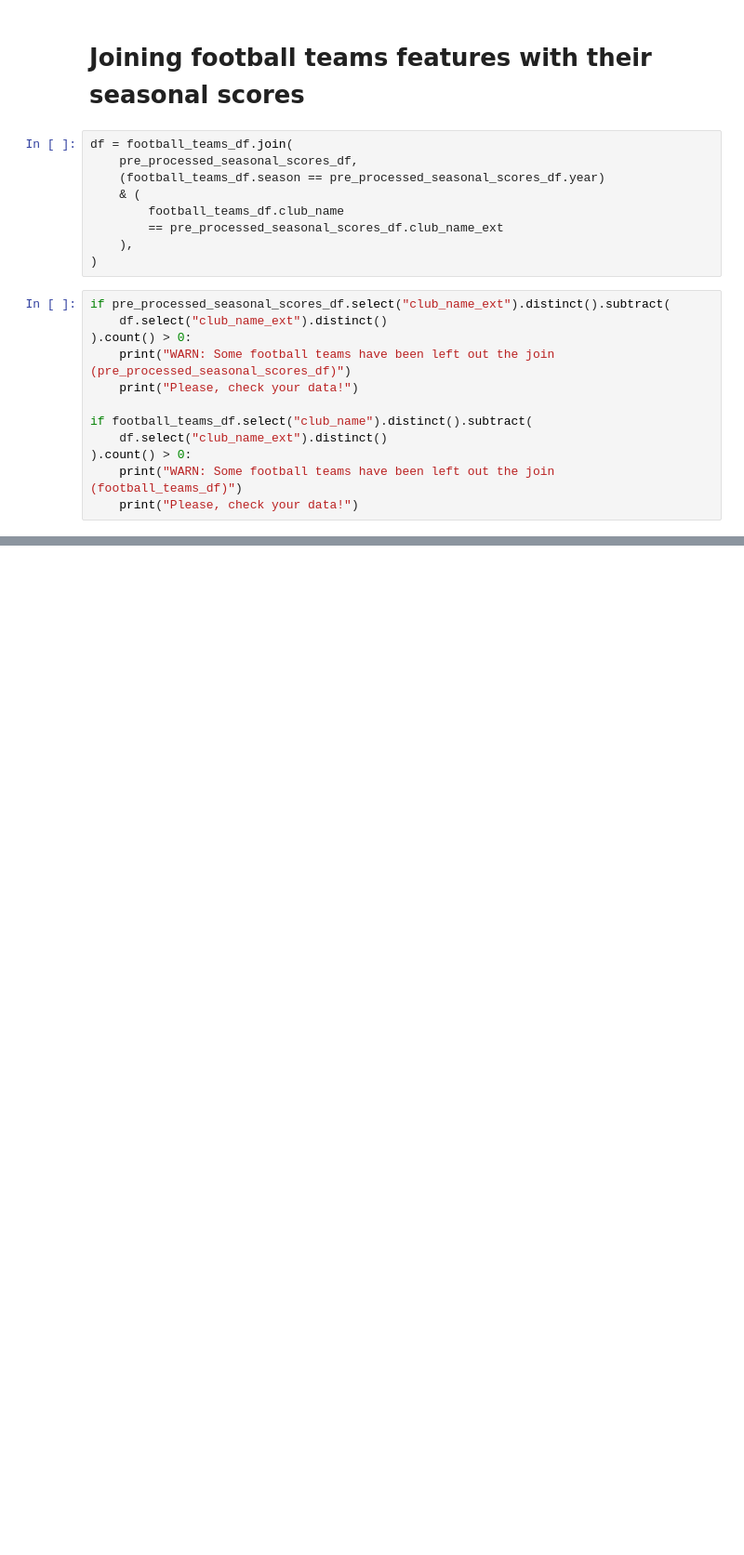
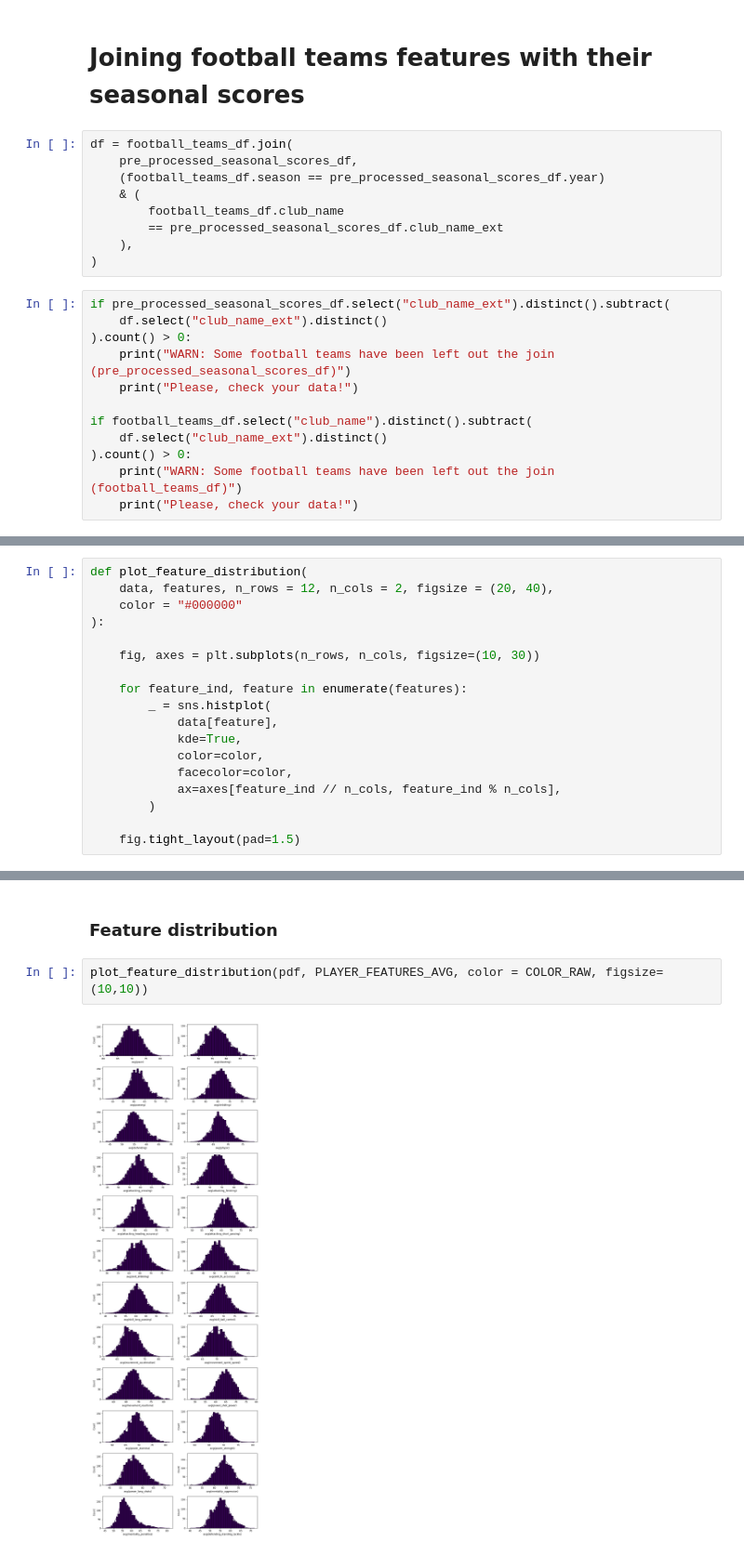
Before and after one commit to Big-Data-FC/project, a Jupyter notebook: main.ipynb, the cells around one changed output, grey strips where cells are left out. Shown at 93% size. Saved outputs shown, nothing was run; the diff lists cells and outputs as text; blank space fills up the shorter version.

```diff
--- a/main.ipynb
+++ b/main.ipynb
@@ -438,0 +452,18 @@ if football_teams_df.select("club_name").distinct().subtract(
+# %%
+def plot_feature_distribution(
+    data, features, n_rows = 12, n_cols = 2, figsize = (20, 40),
+    color = "#000000"
+):
+
+    fig, axes = plt.subplots(n_rows, n_cols, figsize=(10, 30))
+
+    for feature_ind, feature in enumerate(features):
+        _ = sns.histplot(
+            data[feature],
+            kde=True,
+            color=color,
+            facecolor=color,
+            ax=axes[feature_ind // n_cols, feature_ind % n_cols],
+        )
+
+    fig.tight_layout(pad=1.5)
@@ -438,0 +516,6 @@ if football_teams_df.select("club_name").distinct().subtract(
+# %% [markdown]
+### Feature distribution
+# %%
+plot_feature_distribution(pdf, PLAYER_FEATURES_AVG, color = COLOR_RAW, figsize=(10,10))
+# %% [output]
+[figure, added]
```
Also changed, not shown: parts of 52 cells of this notebook.
